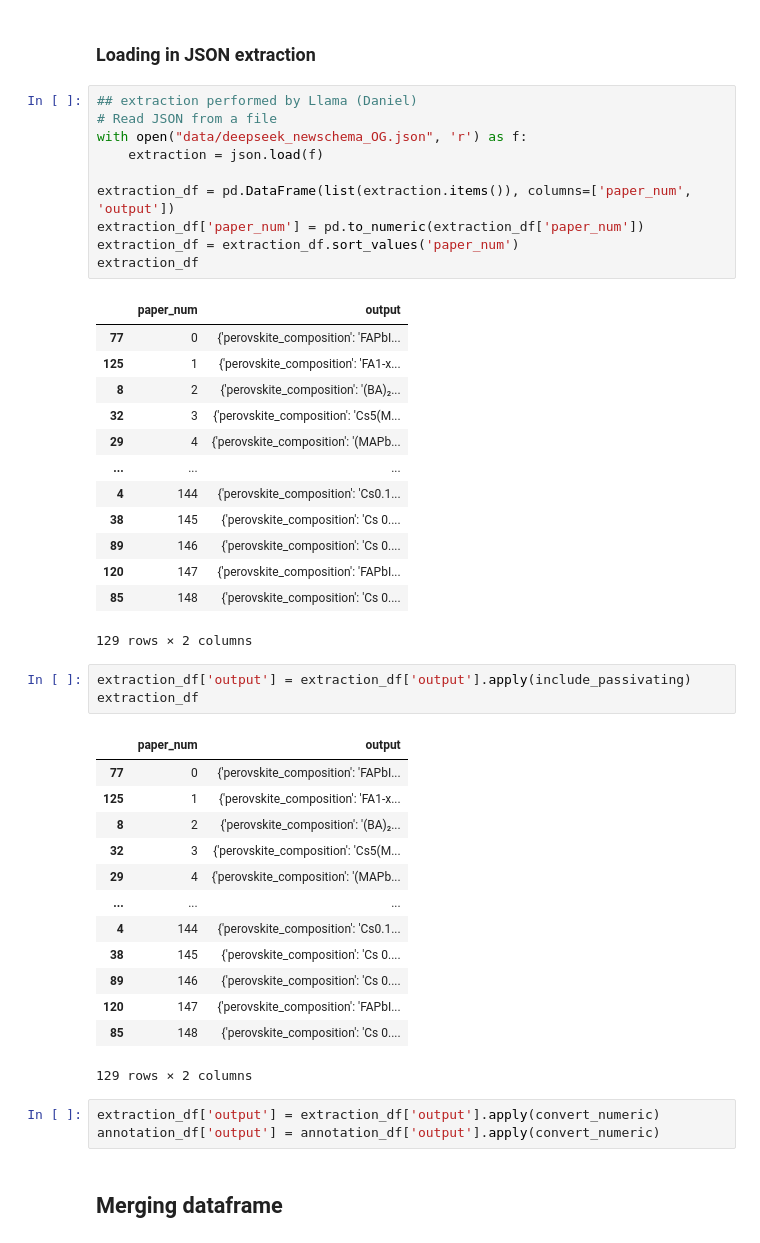
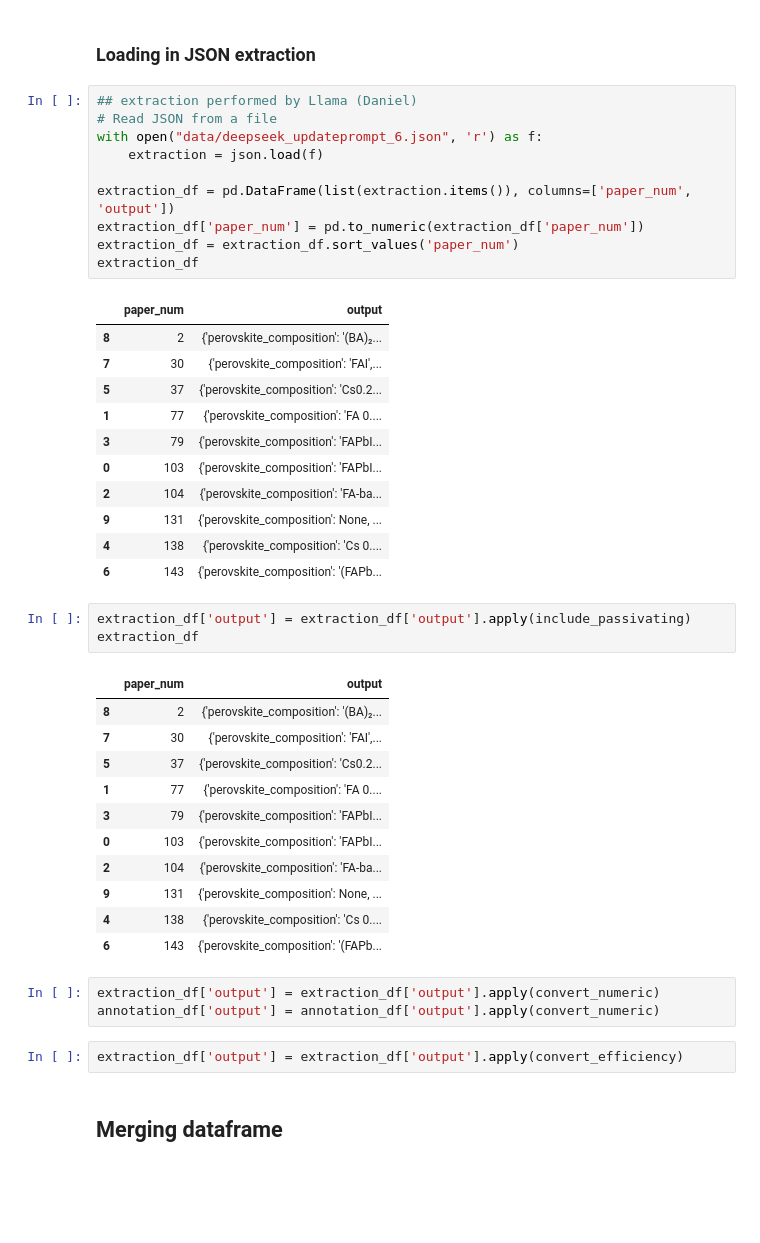
Before and after one commit to kanggunh/DSC180_B11_Q2, a Jupyter notebook: evaluation_final.ipynb, the cells around one changed output. Saved outputs shown, nothing was run; the diff lists cells and outputs as text; blank space fills up the shorter version.

Commit message:
Debugged efficiency
Tested on new extraction and unweighted f1 score record 43%!

```diff
--- a/evaluation_final.ipynb
+++ b/evaluation_final.ipynb
@@ -111,47 +124,45 @@ annotation_df['output'] = annotation_df['output'].apply(convert_numeric)
 # %%
 ## extraction performed by Llama (Daniel)
 # Read JSON from a file
-with open("data/deepseek_newschema_OG.json", 'r') as f:
+with open("data/deepseek_updateprompt_6.json", 'r') as f:
     extraction = json.load(f)
 
 extraction_df = pd.DataFrame(list(extraction.items()), columns=['paper_num', 'output'])
 extraction_df['paper_num'] = pd.to_numeric(extraction_df['paper_num'])
 extraction_df = extraction_df.sort_values('paper_num')
 extraction_df
 # %% [output]
 |  | paper_num | output |
-| 77 | 0 | {'perovskite_composition': 'FAPbI... |
-| 125 | 1 | {'perovskite_composition': 'FA1-x... |
 | 8 | 2 | {'perovskite_composition': '(BA)₂... |
-| 32 | 3 | {'perovskite_composition': 'Cs5(M... |
-| 29 | 4 | {'perovskite_composition': '(MAPb... |
-| ... | ... | ... |
-| 4 | 144 | {'perovskite_composition': 'Cs0.1... |
-| 38 | 145 | {'perovskite_composition': 'Cs 0.... |
-| 89 | 146 | {'perovskite_composition': 'Cs 0.... |
-| 120 | 147 | {'perovskite_composition': 'FAPbI... |
-| 85 | 148 | {'perovskite_composition': 'Cs 0.... |
+| 7 | 30 | {'perovskite_composition': 'FAI',... |
+| 5 | 37 | {'perovskite_composition': 'Cs0.2... |
+| 1 | 77 | {'perovskite_composition': 'FA 0.... |
+| 3 | 79 | {'perovskite_composition': 'FAPbI... |
+| 0 | 103 | {'perovskite_composition': 'FAPbI... |
+| 2 | 104 | {'perovskite_composition': 'FA-ba... |
+| 9 | 131 | {'perovskite_composition': None, ... |
+| 4 | 138 | {'perovskite_composition': 'Cs 0.... |
+| 6 | 143 | {'perovskite_composition': '(FAPb... |
-129 rows × 2 columns
 # %%
 extraction_df['output'] = extraction_df['output'].apply(include_passivating)
 extraction_df
 # %% [output]
 |  | paper_num | output |
-| 77 | 0 | {'perovskite_composition': 'FAPbI... |
-| 125 | 1 | {'perovskite_composition': 'FA1-x... |
 | 8 | 2 | {'perovskite_composition': '(BA)₂... |
-| 32 | 3 | {'perovskite_composition': 'Cs5(M... |
-| 29 | 4 | {'perovskite_composition': '(MAPb... |
-| ... | ... | ... |
-| 4 | 144 | {'perovskite_composition': 'Cs0.1... |
-| 38 | 145 | {'perovskite_composition': 'Cs 0.... |
-| 89 | 146 | {'perovskite_composition': 'Cs 0.... |
-| 120 | 147 | {'perovskite_composition': 'FAPbI... |
-| 85 | 148 | {'perovskite_composition': 'Cs 0.... |
+| 7 | 30 | {'perovskite_composition': 'FAI',... |
+| 5 | 37 | {'perovskite_composition': 'Cs0.2... |
+| 1 | 77 | {'perovskite_composition': 'FA 0.... |
+| 3 | 79 | {'perovskite_composition': 'FAPbI... |
+| 0 | 103 | {'perovskite_composition': 'FAPbI... |
+| 2 | 104 | {'perovskite_composition': 'FA-ba... |
+| 9 | 131 | {'perovskite_composition': None, ... |
+| 4 | 138 | {'perovskite_composition': 'Cs 0.... |
+| 6 | 143 | {'perovskite_composition': '(FAPb... |
-129 rows × 2 columns
 # %%
 extraction_df['output'] = extraction_df['output'].apply(convert_numeric)
 annotation_df['output'] = annotation_df['output'].apply(convert_numeric)
+# %%
+extraction_df['output'] = extraction_df['output'].apply(convert_efficiency)
 # %% [markdown]
 ## Merging dataframe
 # %%
```
Also changed, not shown: parts of 14 cells of this notebook, 2 other files.
